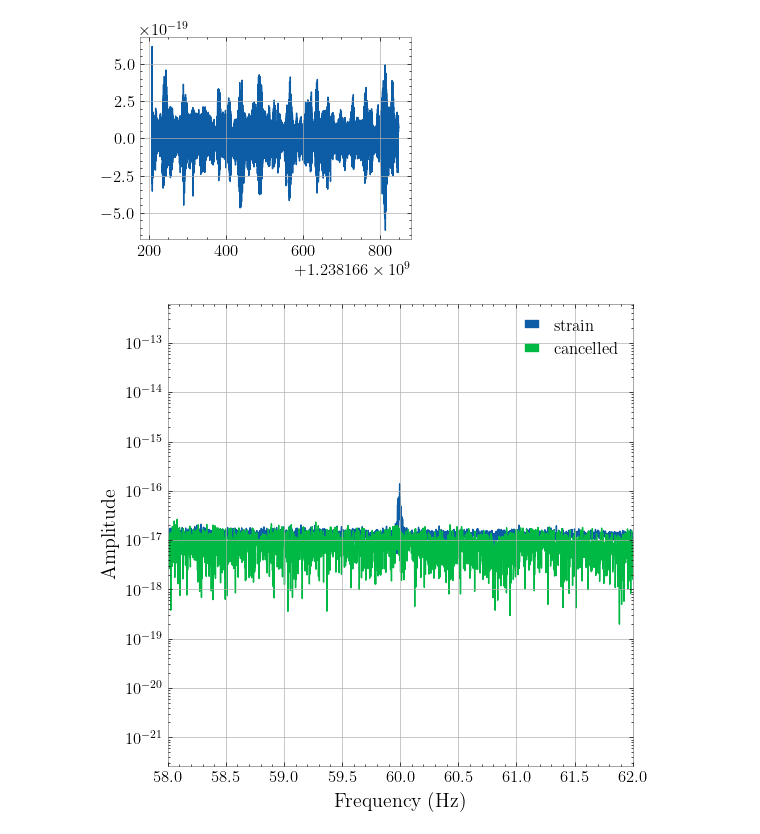
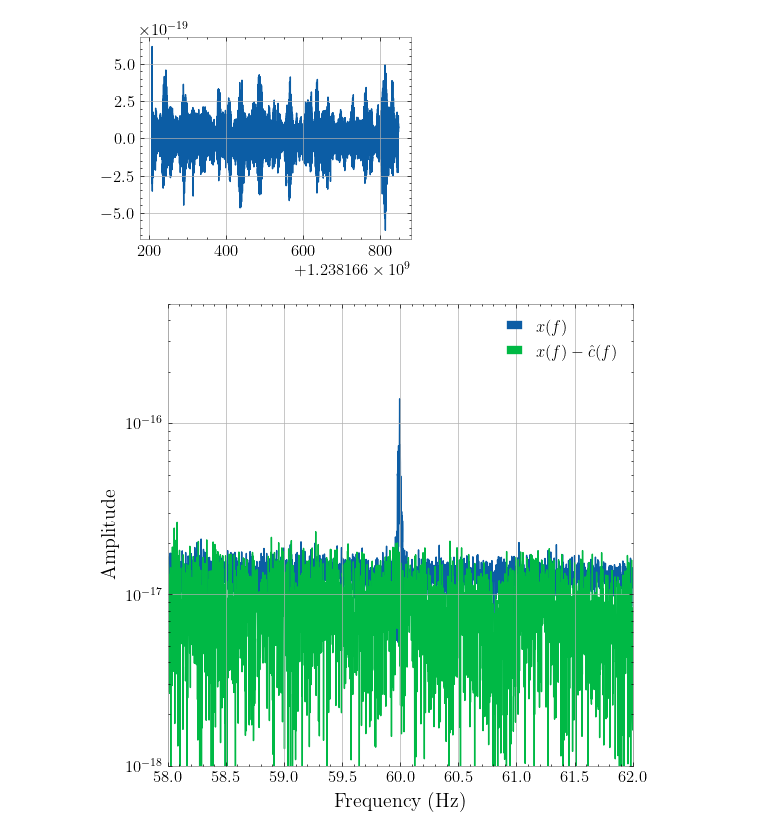
Before and after one commit to UniMelb-NSGW/ANC, a Jupyter notebook: notebooks/demo.ipynb, the cells around one changed output. Saved outputs shown, nothing was run; the diff lists cells and outputs as text; code cells hidden in the pictures.

```diff
--- a/notebooks/demo.ipynb
+++ b/notebooks/demo.ipynb
@@ -243,8 +244,9 @@ plt.plot(PEM_data_bandpassed.times, PEM_data_bandpassed.value)
 print("Applying RLS filter")
 lambda_val = 0.99
 order = 36
+delta_regularization = 1e-10
 print("calling arls_n")
-c_RLS, _, _,_= arls_n(strain_data_bandpassed.value, PEM_data_bandpassed.value, order, lambda_val) # cancelled, adap, fit, P
+c_RLS, _, _,_= arls_n(strain_data_bandpassed.value, PEM_data_bandpassed.value, order, lambda_val,delta_regularization) # cancelled, adap, fit, P
 # %% [output]
 Applying RLS filter
 calling arls_n
@@ -257,23 +259,24 @@ plt.plot(PEM_data_bandpassed.times, c_RLS)
 # %%
 fig_dimension = 6
 fig, ax = plt.subplots(figsize=(fig_dimension, fig_dimension))
 
 
 positive_freq, positive_magnitude = get_spectrum(strain_data, strain_data.dt)
 filtered_freq, filtered_magnitude = get_spectrum(c_RLS, PEM_data_bandpassed.dt)
 
 
 
-ax.plot(positive_freq, positive_magnitude,label='strain')
-ax.plot(filtered_freq, filtered_magnitude,label='cancelled')
+ax.plot(positive_freq, positive_magnitude,label=r'$x(f)$')
+ax.plot(filtered_freq, filtered_magnitude,label=r'$x(f) - \hat{c}(f)$')
 
 
 plt.xlabel('Frequency (Hz)')
 plt.ylabel('Amplitude')
 plt.xlim(58,62)
-#plt.ylim(5e-18,2e-16)
+plt.ylim(1e-18,5e-16)
 plt.legend()
 
+
 plt.yscale('log')
 # %% [output]
-[figure, old version]
+[figure, new version]
```
Also changed, not shown: parts of 1 cell of this notebook, 3 other files.
